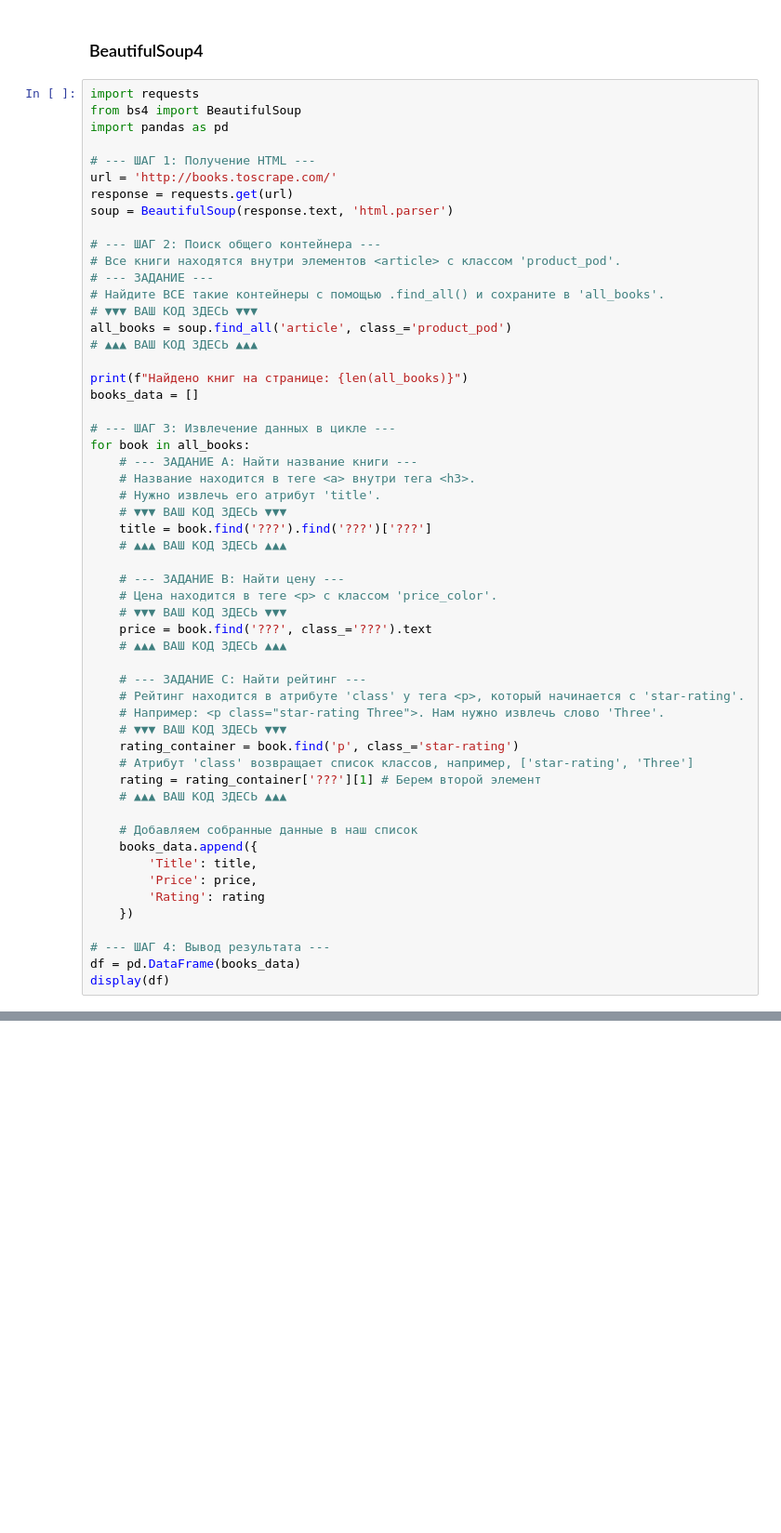
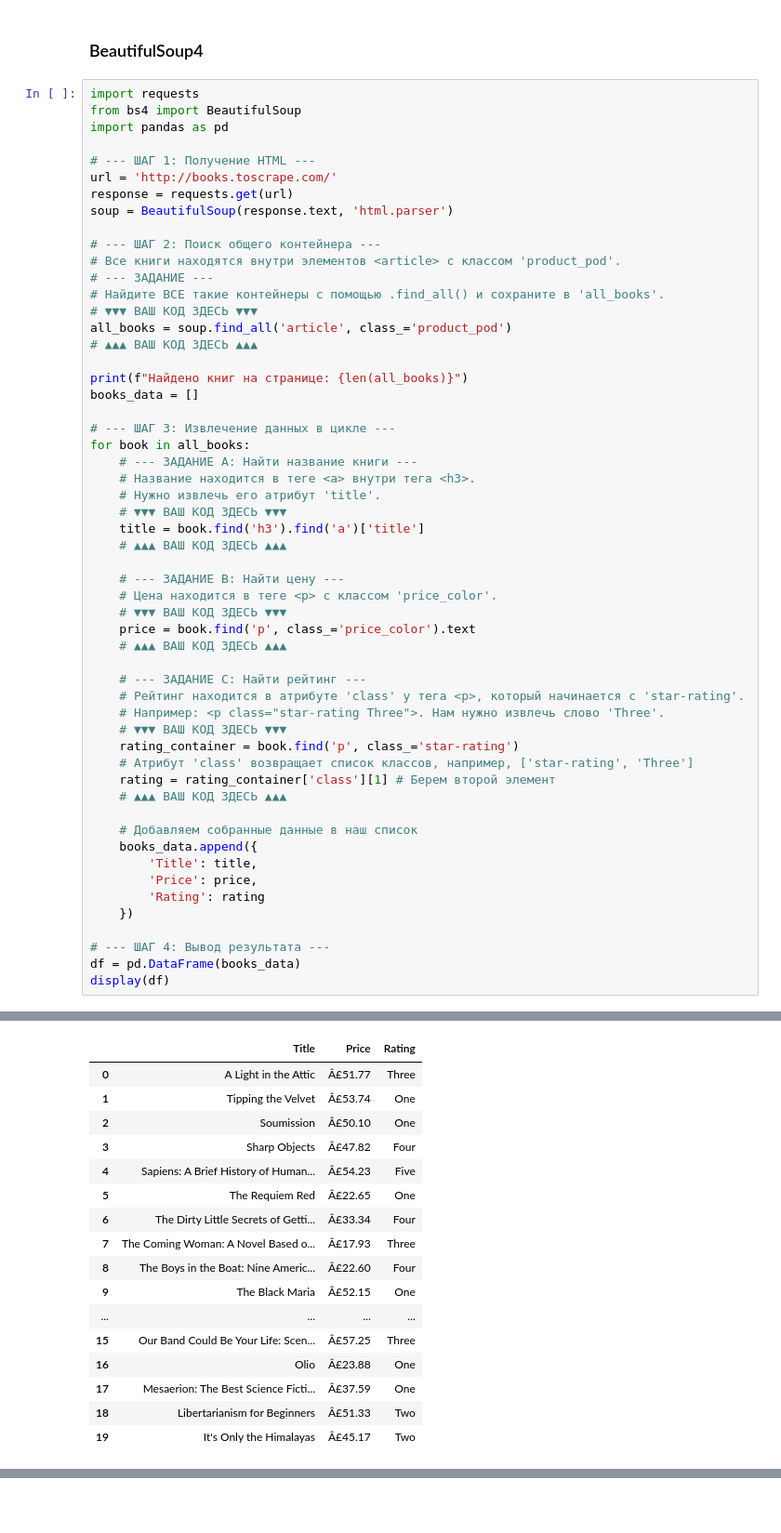
Before and after one commit to Taniriya/lab1-algorithms, a Jupyter notebook: lab2.ipynb, the cells around one changed output, grey strips where cells are left out. Shown: that part at 93% size. Cells and saved outputs as stored; diff of their text form; blank space fills up the shorter version.

```diff
--- a/lab2.ipynb
+++ b/lab2.ipynb
@@ -526,13 +479,13 @@ for book in all_books:
     # Название находится в теге <a> внутри тега <h3>.
     # Нужно извлечь его атрибут 'title'.
     # ▼▼▼ ВАШ КОД ЗДЕСЬ ▼▼▼
-    title = book.find('???').find('???')['???']
+    title = book.find('h3').find('a')['title']
     # ▲▲▲ ВАШ КОД ЗДЕСЬ ▲▲▲
 
     # --- ЗАДАНИЕ B: Найти цену ---
     # Цена находится в теге <p> с классом 'price_color'.
     # ▼▼▼ ВАШ КОД ЗДЕСЬ ▼▼▼
-    price = book.find('???', class_='???').text
+    price = book.find('p', class_='price_color').text
     # ▲▲▲ ВАШ КОД ЗДЕСЬ ▲▲▲
 
     # --- ЗАДАНИЕ C: Найти рейтинг ---
@@ -541,7 +494,7 @@ for book in all_books:
     # ▼▼▼ ВАШ КОД ЗДЕСЬ ▼▼▼
     rating_container = book.find('p', class_='star-rating')
     # Атрибут 'class' возвращает список классов, например, ['star-rating', 'Three']
-    rating = rating_container['???'][1] # Берем второй элемент
+    rating = rating_container['class'][1] # Берем второй элемент
     # ▲▲▲ ВАШ КОД ЗДЕСЬ ▲▲▲
 
     # Добавляем собранные данные в наш список
@@ -554,3 +507,4 @@ for book in all_books:
 # --- ШАГ 4: Вывод результата ---
 df = pd.DataFrame(books_data)
 display(df)
+# %% [output]
@@ -556,0 +512,17 @@ display(df)
+|  | Title | Price | Rating |
+| 0 | A Light in the Attic | Â£51.77 | Three |
+| 1 | Tipping the Velvet | Â£53.74 | One |
+| 2 | Soumission | Â£50.10 | One |
+| 3 | Sharp Objects | Â£47.82 | Four |
+| 4 | Sapiens: A Brief History of Human... | Â£54.23 | Five |
+| 5 | The Requiem Red | Â£22.65 | One |
+| 6 | The Dirty Little Secrets of Getti... | Â£33.34 | Four |
+| 7 | The Coming Woman: A Novel Based o... | Â£17.93 | Three |
+| 8 | The Boys in the Boat: Nine Americ... | Â£22.60 | Four |
+| 9 | The Black Maria | Â£52.15 | One |
+| ... | ... | ... | ... |
+| 15 | Our Band Could Be Your Life: Scen... | Â£57.25 | Three |
+| 16 | Olio | Â£23.88 | One |
+| 17 | Mesaerion: The Best Science Ficti... | Â£37.59 | One |
+| 18 | Libertarianism for Beginners | Â£51.33 | Two |
+| 19 | It's Only the Himalayas | Â£45.17 | Two |
```
Also changed, not shown: parts of 11 cells of this notebook.
